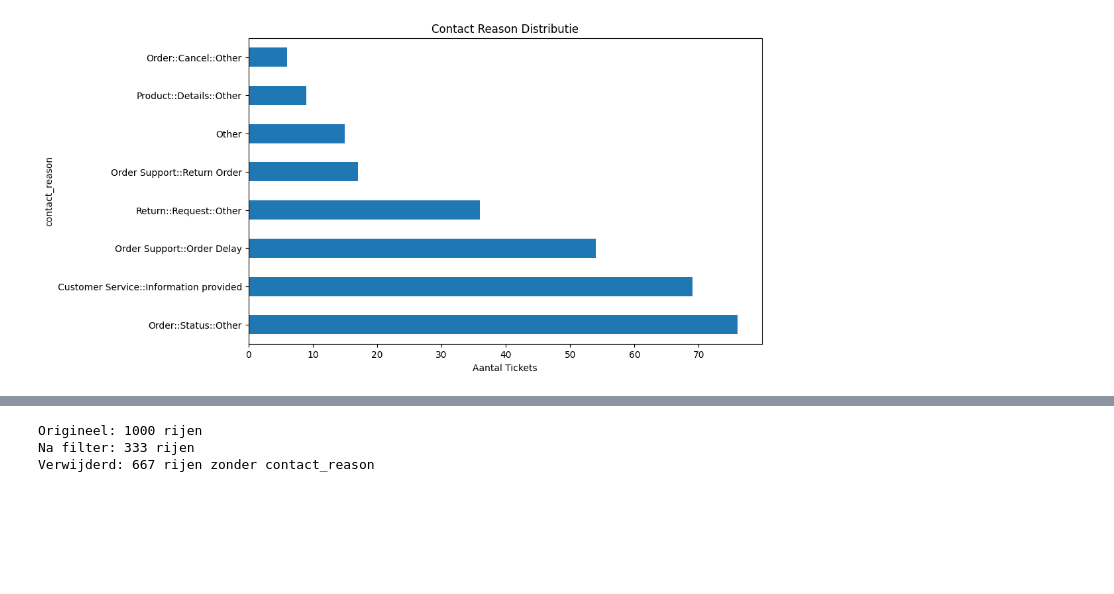
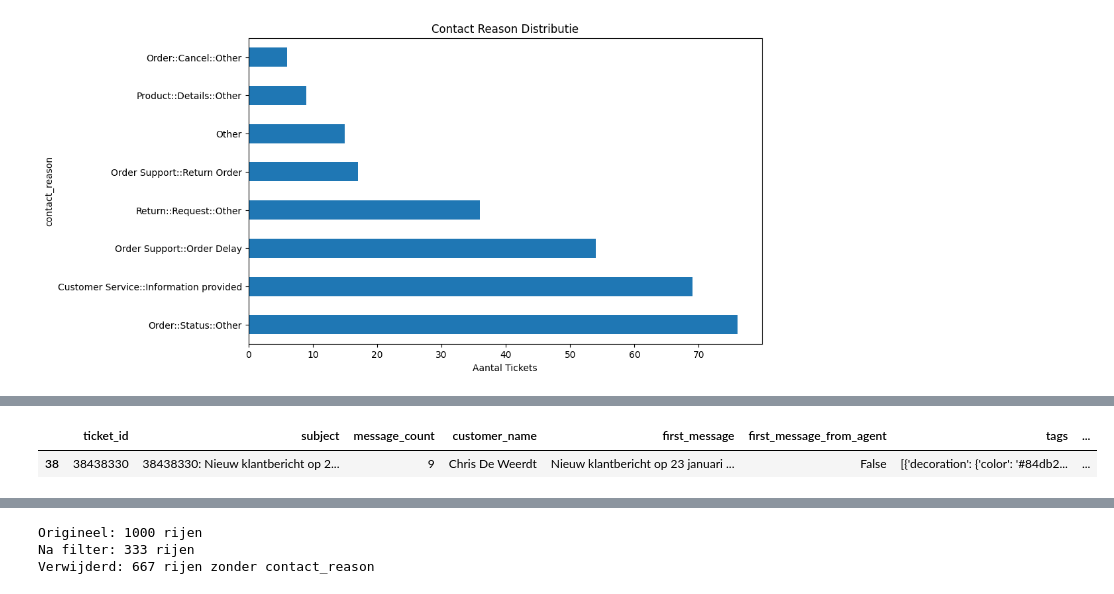
Before and after one commit to DataBySven/customer-service-agent, a Jupyter notebook: analyse/gorgias-tickets-analysis.ipynb, the cells around one changed output, grey strips where cells are left out. Cells and saved outputs as stored; diff of their text form; code cells hidden in the pictures; blank space fills up the shorter version.

Commit message:
Save WIP before local cleanup
Co-Authored-By: Claude Opus 4.8 <noreply@anthropic.com>

```diff
--- a/analyse/gorgias-tickets-analysis.ipynb
+++ b/analyse/gorgias-tickets-analysis.ipynb
@@ -458,0 +448,8 @@ df.to_parquet("../data/ticket_details_new.parquet", engine='pyarrow')
+# %%
+# lees data van disk
+df_clean = pd.read_parquet("../data/ticket_details_clean.parquet")
+
+df_clean[df_clean['subject'].str.contains('38438330')]
+# %% [output]
+|  | ticket_id | subject | message_count | customer_name | first_message | first_message_from_agent | tags | ... |
+| 38 | 38438330 | 38438330: Nieuw klantbericht op 2... | 9 | Chris De Weerdt | Nieuw klantbericht op 23 januari ... | False | [{'decoration': {'color': '#84db2... | ... |
```
Also changed, not shown: parts of 3 cells of this notebook, 4 other files.
